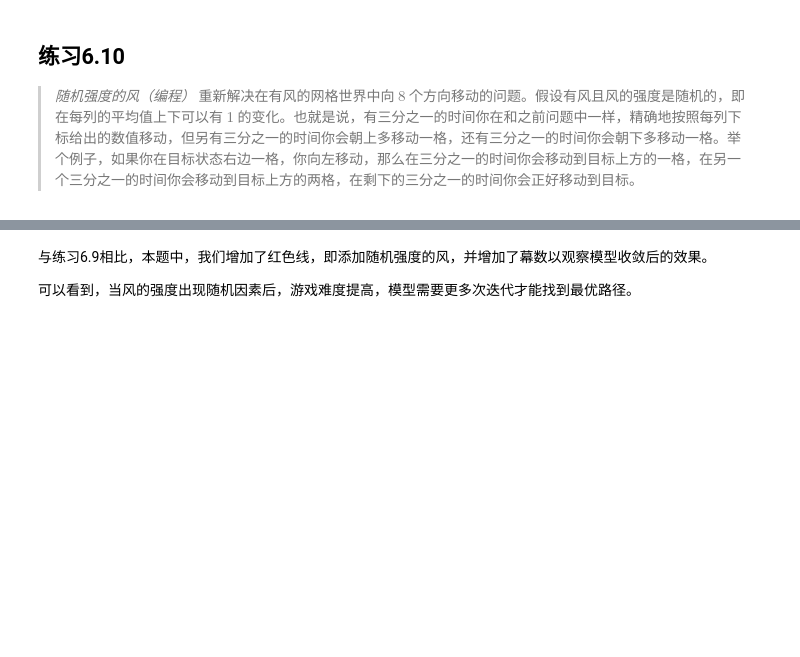
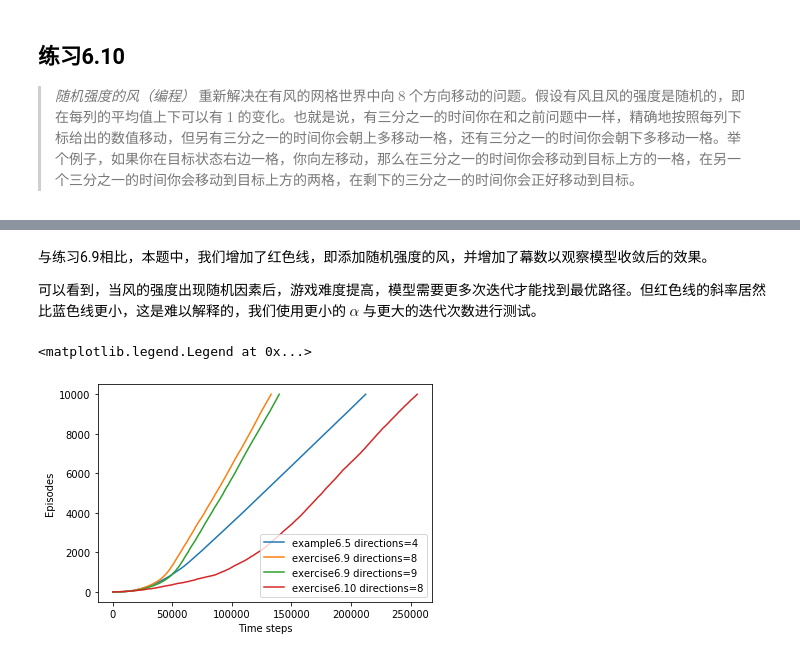
Before and after one commit to finint/RL-Solutions, a Jupyter notebook: 时序差分学习/src/ex_6.9_6.10.ipynb, the cells around one changed output, grey strips where cells are left out. Saved outputs shown, nothing was run; the diff lists cells and outputs as text; code cells hidden in the pictures; blank space fills up the shorter version.

```diff
--- a/时序差分学习/src/ex_6.9_6.10.ipynb
+++ b/时序差分学习/src/ex_6.9_6.10.ipynb
@@ -134,4 +134,32 @@ plt.legend()
 # %% [markdown]
 与练习6.9相比，本题中，我们增加了红色线，即添加随机强度的风，并增加了幕数以观察模型收敛后的效果。
 
-可以看到，当风的强度出现随机因素后，游戏难度提高，模型需要更多次迭代才能找到最优路径。
+可以看到，当风的强度出现随机因素后，游戏难度提高，模型需要更多次迭代才能找到最优路径。但红色线的斜率居然比蓝色线更小，这是难以解释的，我们使用更小的 $\alpha$ 与更大的迭代次数进行测试。
+# %%
+wind = [0, 0, 0, 1, 1, 1, 2, 2, 1, 0]
+G = (3, 7)
+S_start = (3, 0)
+iterations = 10000
+
+action_all = [(0, 1), (0, -1), (1, 0), (-1, 0)]
+step_list = Sarsa(0.05, 1, 0.1, 10, 7, wind, action_all, G, S_start, iterations)
+plt.plot(step_list, list(range(iterations+1)), label="example6.5 directions=4")
+
+action_all = [(0, 1), (0, -1), (1, 0), (-1, 0), (-1, -1), (-1, 1), (1, -1), (1, 1)]
+step_list = Sarsa(0.05, 1, 0.1, 10, 7, wind, action_all, G, S_start, iterations)
+plt.plot(step_list, list(range(iterations+1)), label="exercise6.9 directions=8")
+
+action_all = [(0, 1), (0, -1), (1, 0), (-1, 0), (-1, -1), (-1, 1), (1, -1), (1, 1), (0, 0)]
+step_list = Sarsa(0.05, 1, 0.1, 10, 7, wind, action_all, G, S_start, iterations)
+plt.plot(step_list, list(range(iterations+1)), label="exercise6.9 directions=9")
+
+action_all = [(0, 1), (0, -1), (1, 0), (-1, 0), (-1, -1), (-1, 1), (1, -1), (1, 1)]
+step_list = Sarsa(0.05, 1, 0.1, 10, 7, wind, action_all, G, S_start, iterations, rand_move=True)
+plt.plot(step_list, list(range(iterations+1)), label="exercise6.10 directions=8")
+
+plt.xlabel("Time steps")
+plt.ylabel("Episodes")
+plt.legend()
+# %% [output]
+<matplotlib.legend.Legend at 0x...>
+[figure, added]
```
Also changed, not shown: parts of 6 cells of this notebook, 10 other files.
